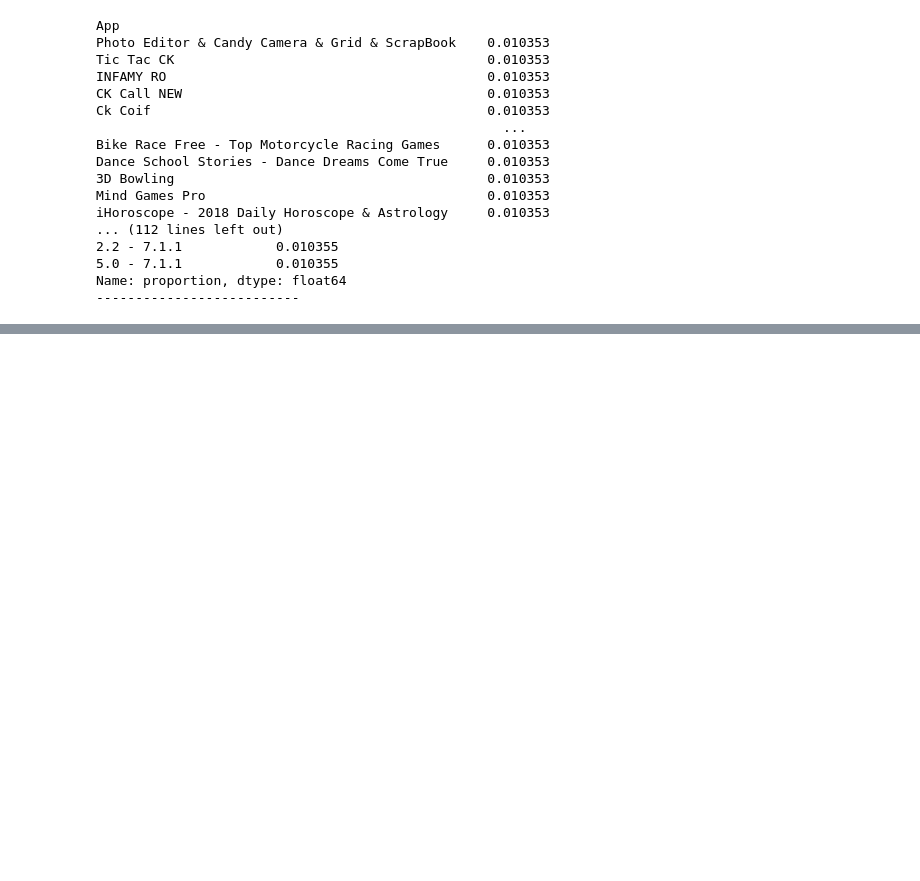
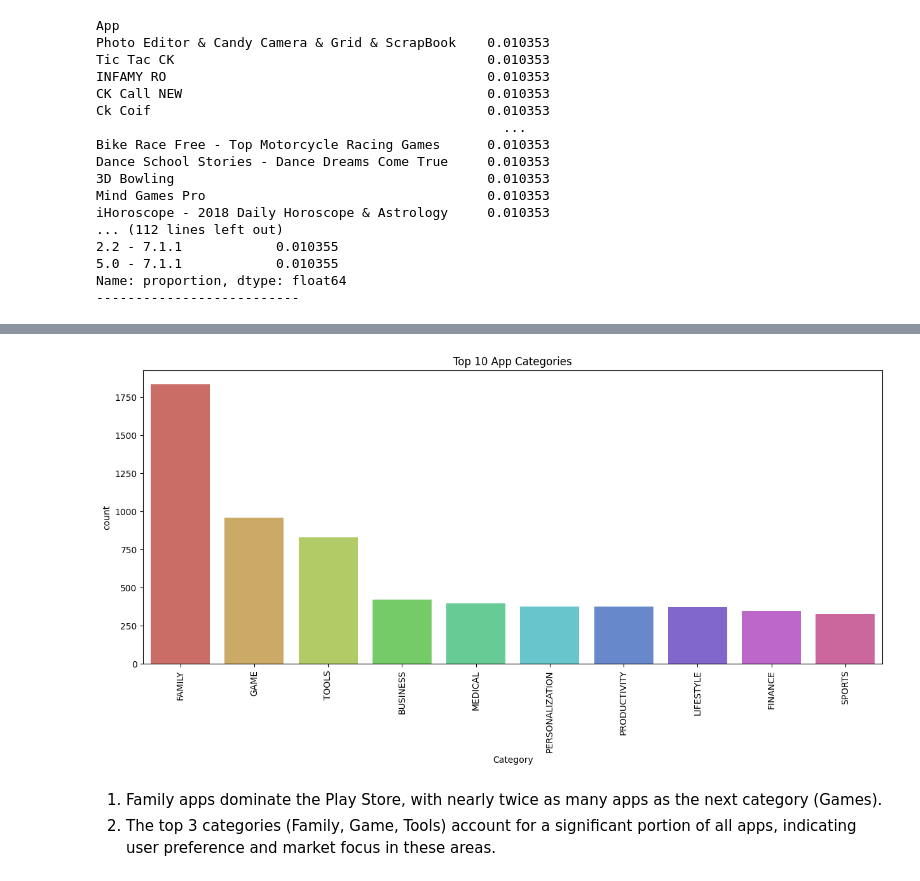
Before and after one commit to pbirthal/DataScience-Portfolio, a Jupyter notebook: Project_5_EDA_FE_Playstore/Google_Playstore_data.ipynb, the cells around one changed output, grey strips where cells are left out. Saved outputs shown, nothing was run; the diff lists cells and outputs as text; code cells hidden in the pictures; blank space fills up the shorter version.

```diff
--- a/Project_5_EDA_FE_Playstore/Google_Playstore_data.ipynb
+++ b/Project_5_EDA_FE_Playstore/Google_Playstore_data.ipynb
@@ -400,0 +480,5 @@ Name: proportion, dtype: float64
+# %%
+# Top 10 app category
+category = pd.DataFrame(df1['Category'].value_counts())
+# %%
+category.reset_index(inplace=True )
@@ -400,0 +503,11 @@ Name: proportion, dtype: float64
+# %%
+plt.figure(figsize=(15,6))
+sns.barplot(x = category.Category[:10], y ='count', data=category[:10], palette='hls')
+plt.title('Top 10 App Categories')
+plt.xticks(rotation=90)
+plt.show()
+# %% [output]
+[figure, added]
+# %% [markdown]
+ 1. Family apps dominate the Play Store, with nearly twice as many apps as the next category (Games).
+ 2. The top 3 categories (Family, Game, Tools) account for a significant portion of all apps, indicating user preference and market focus in these areas.
```
Also changed, not shown: parts of 18 cells of this notebook, 1 other file.
